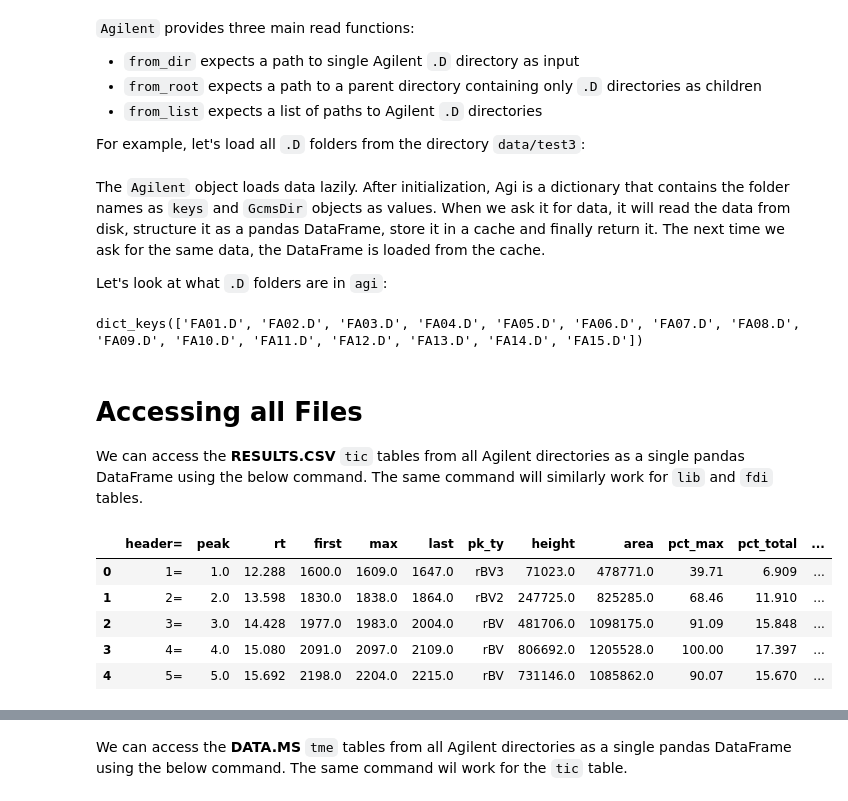
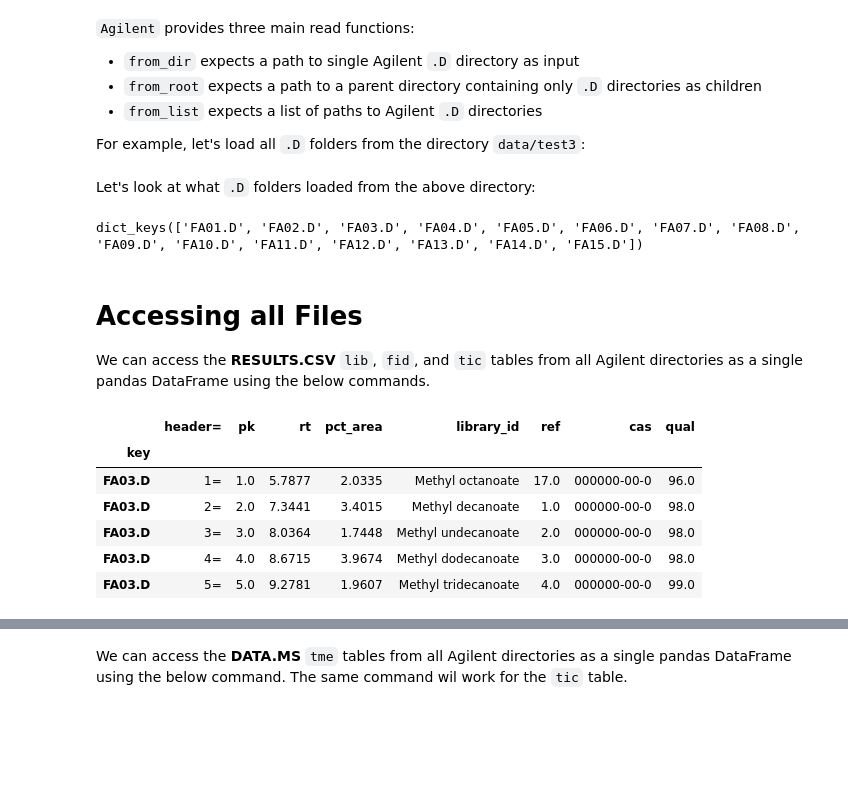
Before and after one commit to audere-labs/pyvalence, a Jupyter notebook: example.ipynb, the cells around one changed output, grey strips where cells are left out. Saved outputs shown, nothing was run; the diff lists cells and outputs as text; code cells hidden in the pictures; blank space fills up the shorter version.

```diff
--- a/example.ipynb
+++ b/example.ipynb
@@ -24,10 +24,8 @@ from chemtbd.io import Agilent
 For example, let's load all `.D` folders from the directory `data/test3`:
 # %%
 agi = Agilent.from_root('data/test3')
-# %% [markdown]
-The `Agilent` object loads data lazily.  After initialization, Agi is a dictionary that contains the folder names as `keys` and `GcmsDir` objects as values.  When we ask it for data, it will read the data from disk, structure it as a pandas DataFrame, store it in a cache and finally return it.  The next time we ask for the same data, the DataFrame is loaded from the cache.
-
-Let's look at what `.D` folders are in `agi`:
+# %% [markdown]
+Let's look at what `.D` folders loaded from the above directory:
 # %%
 agi.keys()
 # %% [output]
@@ -35,13 +33,14 @@ dict_keys(['FA01.D', 'FA02.D', 'FA03.D', 'FA04.D', 'FA05.D', 'FA06.D', 'FA07.D',
 # %% [markdown]
 # Accessing all Files
 
-We can access the __RESULTS.CSV__ `tic` tables from all Agilent directories as a single pandas DataFrame using the below command.  The same command will similarly work for `lib` and `fdi` tables.
+We can access the __RESULTS.CSV__ `lib`, `fid`, and `tic` tables from all Agilent directories as a single pandas DataFrame using the below commands.
 # %%
-agi.results('tic').head()
+agi.results_lib.head()
 # %% [output]
-|  | header= | peak | rt | first | max | last | pk_ty | height | area | pct_max | pct_total | ... |
-| 0 | 1= | 1.0 | 12.288 | 1600.0 | 1609.0 | 1647.0 | rBV3 | 71023.0 | 478771.0 | 39.71 | 6.909 | ... |
-| 1 | 2= | 2.0 | 13.598 | 1830.0 | 1838.0 | 1864.0 | rBV2 | 247725.0 | 825285.0 | 68.46 | 11.910 | ... |
-| 2 | 3= | 3.0 | 14.428 | 1977.0 | 1983.0 | 2004.0 | rBV | 481706.0 | 1098175.0 | 91.09 | 15.848 | ... |
-| 3 | 4= | 4.0 | 15.080 | 2091.0 | 2097.0 | 2109.0 | rBV | 806692.0 | 1205528.0 | 100.00 | 17.397 | ... |
-| 4 | 5= | 5.0 | 15.692 | 2198.0 | 2204.0 | 2215.0 | rBV | 731146.0 | 1085862.0 | 90.07 | 15.670 | ... |
+|  | header= | pk | rt | pct_area | library_id | ref | cas | qual |
+| key |  |  |  |  |  |  |  |  |
+| FA03.D | 1= | 1.0 | 5.7877 | 2.0335 | Methyl octanoate | 17.0 | 000000-00-0 | 96.0 |
+| FA03.D | 2= | 2.0 | 7.3441 | 3.4015 | Methyl decanoate | 1.0 | 000000-00-0 | 98.0 |
+| FA03.D | 3= | 3.0 | 8.0364 | 1.7448 | Methyl undecanoate | 2.0 | 000000-00-0 | 98.0 |
+| FA03.D | 4= | 4.0 | 8.6715 | 3.9674 | Methyl dodecanoate | 3.0 | 000000-00-0 | 98.0 |
+| FA03.D | 5= | 5.0 | 9.2781 | 1.9607 | Methyl tridecanoate | 4.0 | 000000-00-0 | 99.0 |
```
Also changed, not shown: parts of 9 cells of this notebook, 3 other files.
